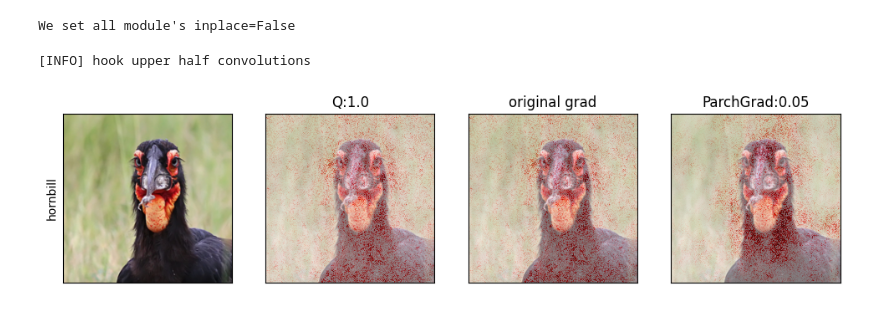
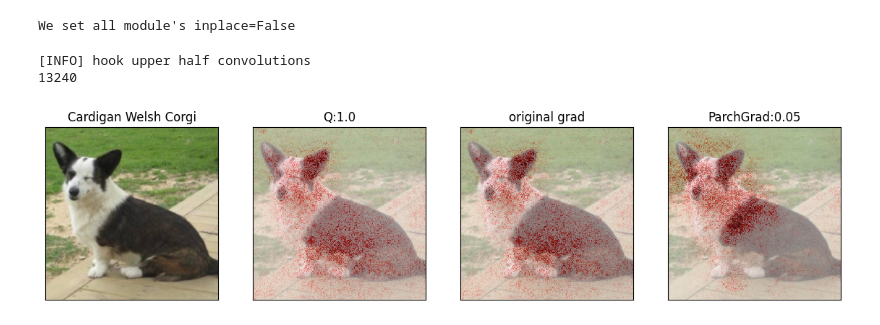
Before and after one commit to fxnnxc/parchgrad, a Jupyter notebook: labs/visualize/parchgrad_gif.ipynb, the cells around one changed output. Drawn from its saved outputs; the diff is of its cells as text; code cells hidden in the pictures.

```diff
--- a/labs/visualize/parchgrad_gif.ipynb
+++ b/labs/visualize/parchgrad_gif.ipynb
@@ -60,7 +60,8 @@ flags = OmegaConf.create({
 
 input_attrib_name ='grad'
 
-index=4666
+index=263*50 + 40 +  50
+print(index)
 quantiles = [1.0, 0.5, 0.3, 0.1, 0.08, 0.05]
 input_attrib = get_input_attrib(input_attrib_name)
 
@@ -96,34 +97,36 @@ for i, wrapper in enumerate([wrapper]):
         attrs.append(attr)
         kwargss.append(kwargs)
         # ax.imshow((x_img.permute(1,2,0)), alpha=0.8)
         # im = ax.imshow(attr.cpu().numpy(), **kwargs, alpha=0.85)
         # ax.set_title(f"Q:{quantile}")
         # ax.set_xticks([])
         # ax.set_yticks([])
 
 
 def animate(i):
     img = axes[1].imshow(x_img.permute(1,2,0), alpha=0.8)
     img = axes[1].imshow(attrs[i], alpha=0.5, **kwargss[i])
     img = axes[1].set_title(f"Q:{quantiles[i]}")
     return img,
 
-fig, axes = plt.subplots(1,4, figsize=(12, 4))
+fig, axes = plt.subplots(1,4, figsize=(11, 3))
+fig.subplots_adjust(left=0, bottom=0, right=1, top=1, wspace=None, hspace=None)
 axes[0].imshow(x_img.permute(1,2,0))
-axes[0].set_ylabel(label[:10],)
+axes[0].set_title(label,)
 for i in range(4):
     axes[i].set_xticks([])
     axes[i].set_yticks([])
 axes[2].imshow(x_img.permute(1,2,0))
 axes[3].imshow(x_img.permute(1,2,0))
 axes[2].imshow(attrs[0], alpha=0.5, **kwargss[0])
 axes[3].imshow(attrs[-1], alpha=0.5, **kwargss[-1])
 axes[2].set_title(f"original {input_attrib_name}")
 axes[3].set_title(f"ParchGrad:{quantiles[-1]}")
 
 ani = animation.FuncAnimation(fig, animate, repeat=True,
                                     frames=len(attrs), interval=1000)
-ani.save(f'{index}.gif')
+ani.save(f'outputs/{index}.gif',)
 # %% [output]
 [INFO] hook upper half convolutions
+13240
-[figure, old version]
+[figure, new version]
```
Also changed, not shown: 7 other files.
